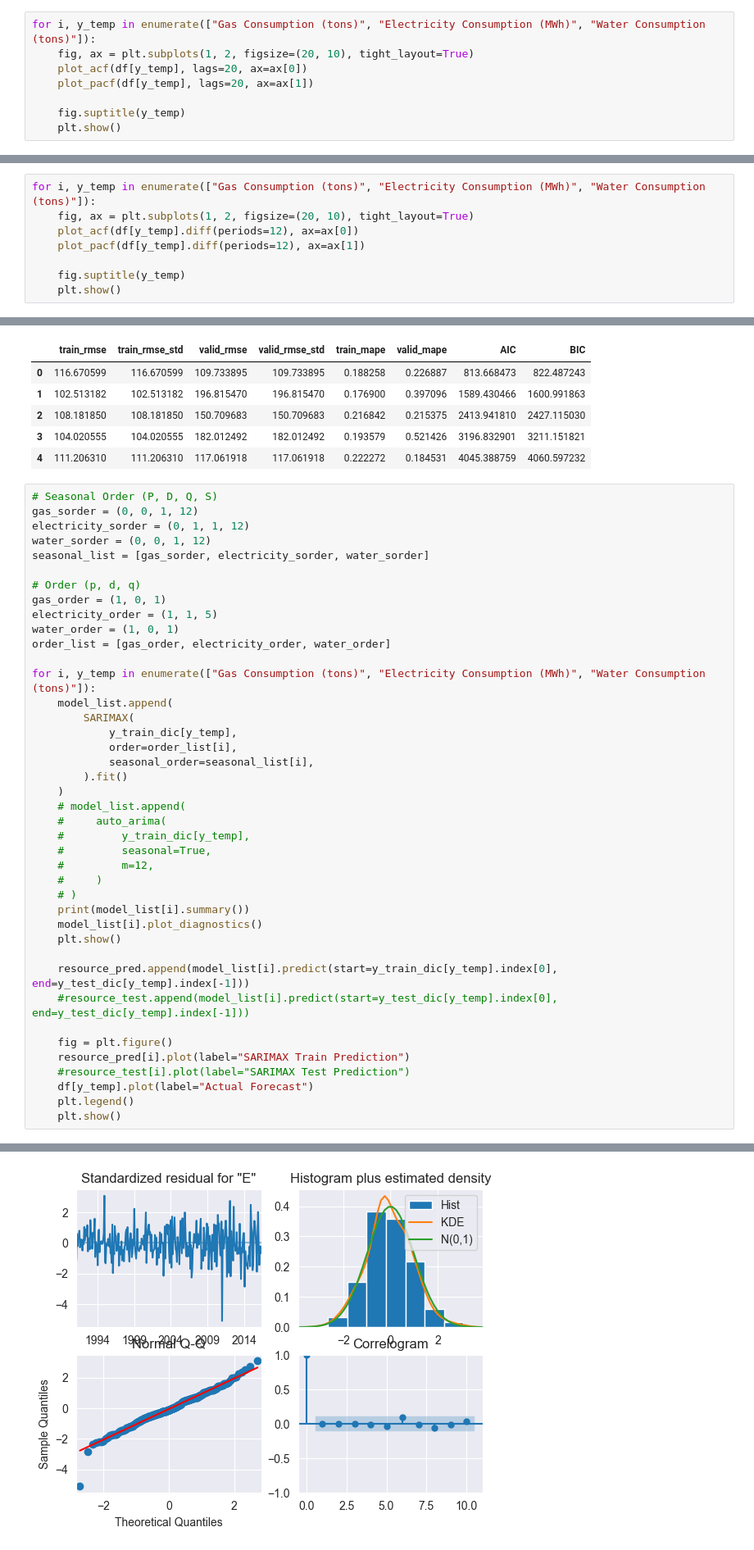
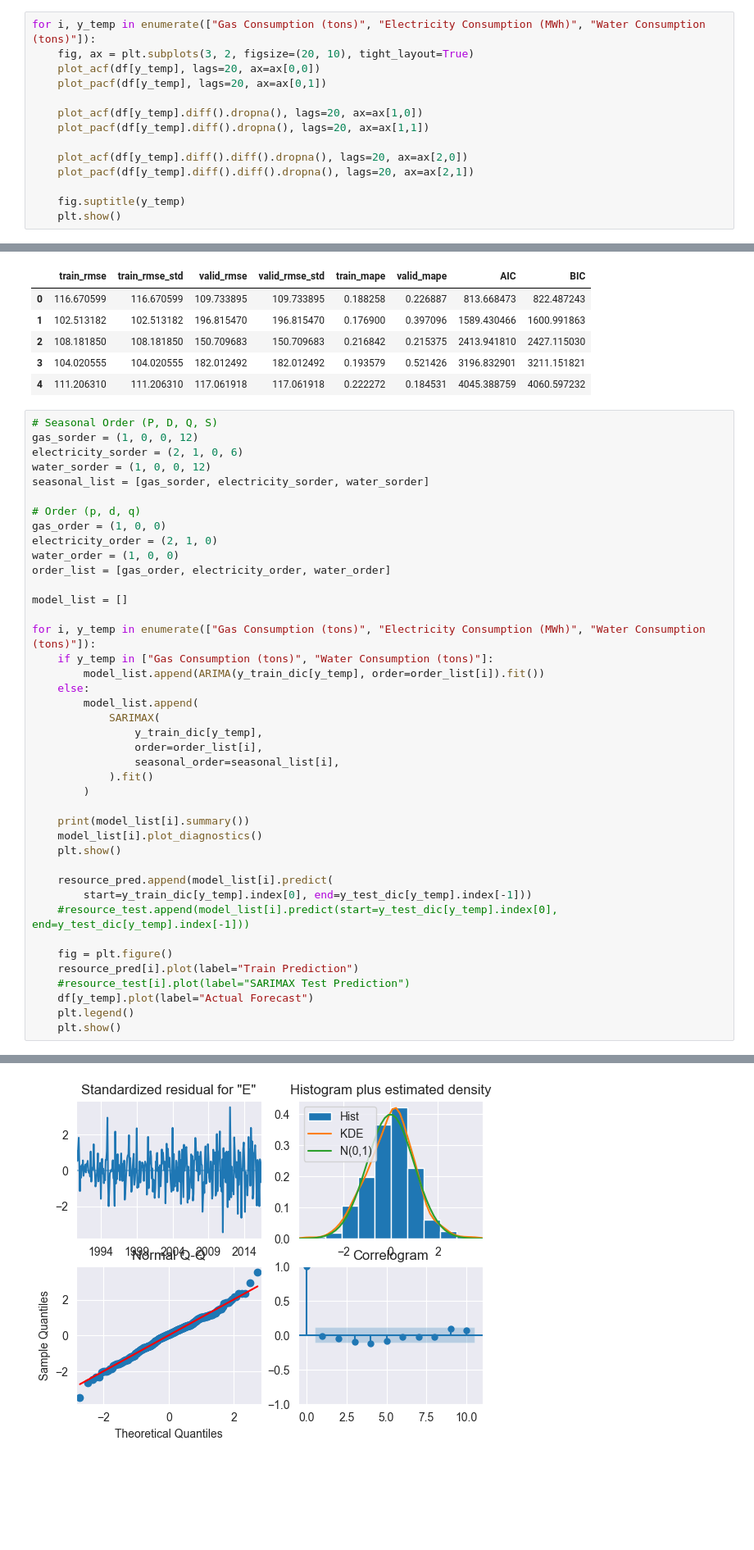
Before and after one commit to lightningsnorlax/AIML, a Jupyter notebook: CA2/Code/timeseries.ipynb, the cells around one changed output, grey strips where cells are left out. Shown at 82% size. Drawn from its saved outputs; the diff is of its cells as text; blank space fills up the shorter version.

```diff
--- a/CA2/Code/timeseries.ipynb
+++ b/CA2/Code/timeseries.ipynb
@@ -372,8 +384,14 @@ The original P-Value is less that 0.05, thus the Value of D would be 0
 # %%
 for i, y_temp in enumerate(["Gas Consumption (tons)", "Electricity Consumption (MWh)", "Water Consumption (tons)"]):
-    fig, ax = plt.subplots(1, 2, figsize=(20, 10), tight_layout=True)
-    plot_acf(df[y_temp], lags=20, ax=ax[0])
-    plot_pacf(df[y_temp], lags=20, ax=ax[1])
+    fig, ax = plt.subplots(3, 2, figsize=(20, 10), tight_layout=True)
+    plot_acf(df[y_temp], lags=20, ax=ax[0,0])
+    plot_pacf(df[y_temp], lags=20, ax=ax[0,1])
+
+    plot_acf(df[y_temp].diff().dropna(), lags=20, ax=ax[1,0])
+    plot_pacf(df[y_temp].diff().dropna(), lags=20, ax=ax[1,1])
+
+    plot_acf(df[y_temp].diff().diff().dropna(), lags=20, ax=ax[2,0])
+    plot_pacf(df[y_temp].diff().diff().dropna(), lags=20, ax=ax[2,1])
 
     fig.suptitle(y_temp)
     plt.show()
@@ -412,8 +405,0 @@ PACF: We can see from the 1st-order differencing, that only 1 of the lags are ou
-# %%
-for i, y_temp in enumerate(["Gas Consumption (tons)", "Electricity Consumption (MWh)", "Water Consumption (tons)"]):
-    fig, ax = plt.subplots(1, 2, figsize=(20, 10), tight_layout=True)
-    plot_acf(df[y_temp].diff(periods=12), ax=ax[0])
-    plot_pacf(df[y_temp].diff(periods=12), ax=ax[1])
-
-    fig.suptitle(y_temp)
-    plt.show()
@@ -615,41 +597,41 @@ Water Consumption (tons)
 | 4 | 111.206310 | 111.206310 | 117.061918 | 117.061918 | 0.222272 | 0.184531 | 4045.388759 | 4060.597232 |
 # %%
 # Seasonal Order (P, D, Q, S)
-gas_sorder = (0, 0, 1, 12)
-electricity_sorder = (0, 1, 1, 12)
-water_sorder = (0, 0, 1, 12)
+gas_sorder = (1, 0, 0, 12)
+electricity_sorder = (2, 1, 0, 6)
+water_sorder = (1, 0, 0, 12)
 seasonal_list = [gas_sorder, electricity_sorder, water_sorder]
 
 # Order (p, d, q)
-gas_order = (1, 0, 1)
-electricity_order = (1, 1, 5)
-water_order = (1, 0, 1)
+gas_order = (1, 0, 0)
+electricity_order = (2, 1, 0)
+water_order = (1, 0, 0)
 order_list = [gas_order, electricity_order, water_order]
 
+model_list = []
+
 for i, y_temp in enumerate(["Gas Consumption (tons)", "Electricity Consumption (MWh)", "Water Consumption (tons)"]):
-    model_list.append(
-        SARIMAX(
-            y_train_dic[y_temp],
-            order=order_list[i],
-            seasonal_order=seasonal_list[i],
-        ).fit()
-    )
-    # model_list.append(
-    #     auto_arima(
-    #         y_train_dic[y_temp],
-    #         seasonal=True,
-    #         m=12,
-    #     )
-    # )
+    if y_temp in ["Gas Consumption (tons)", "Water Consumption (tons)"]:
+        model_list.append(ARIMA(y_train_dic[y_temp], order=order_list[i]).fit())
+    else:
+        model_list.append(
+            SARIMAX(
+                y_train_dic[y_temp],
+                order=order_list[i],
+                seasonal_order=seasonal_list[i],
+            ).fit()
+        )
+
     print(model_list[i].summary())
     model_list[i].plot_diagnostics()
     plt.show()
 
-    resource_pred.append(model_list[i].predict(start=y_train_dic[y_temp].index[0], end=y_test_dic[y_temp].index[-1]))
+    resource_pred.append(model_list[i].predict(
+        start=y_train_dic[y_temp].index[0], end=y_test_dic[y_temp].index[-1]))
     #resource_test.append(model_list[i].predict(start=y_test_dic[y_temp].index[0], end=y_test_dic[y_temp].index[-1]))
 
     fig = plt.figure()
-    resource_pred[i].plot(label="SARIMAX Train Prediction")
+    resource_pred[i].plot(label="Train Prediction")
     #resource_test[i].plot(label="SARIMAX Test Prediction")
     df[y_temp].plot(label="Actual Forecast")
     plt.legend()
@@ -690,5 +672,5 @@ Covariance Type:                                opg
 ===================================================================================
 
 Warnings:
 [1] Covariance matrix calculated using the outer product of gradients (complex-step).
-[figure, old version]
+[figure, new version]
```
Also changed, not shown: parts of 8 cells of this notebook.
